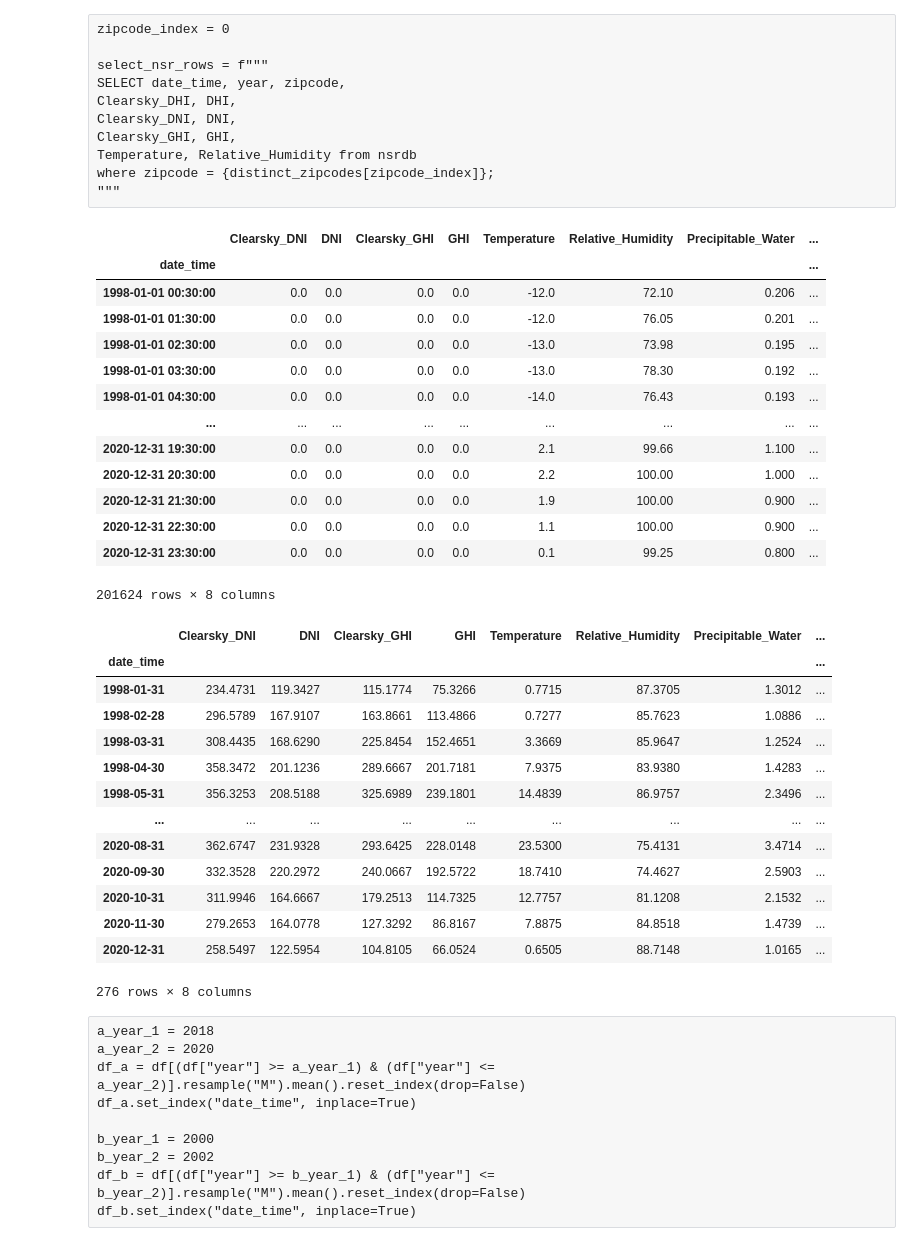
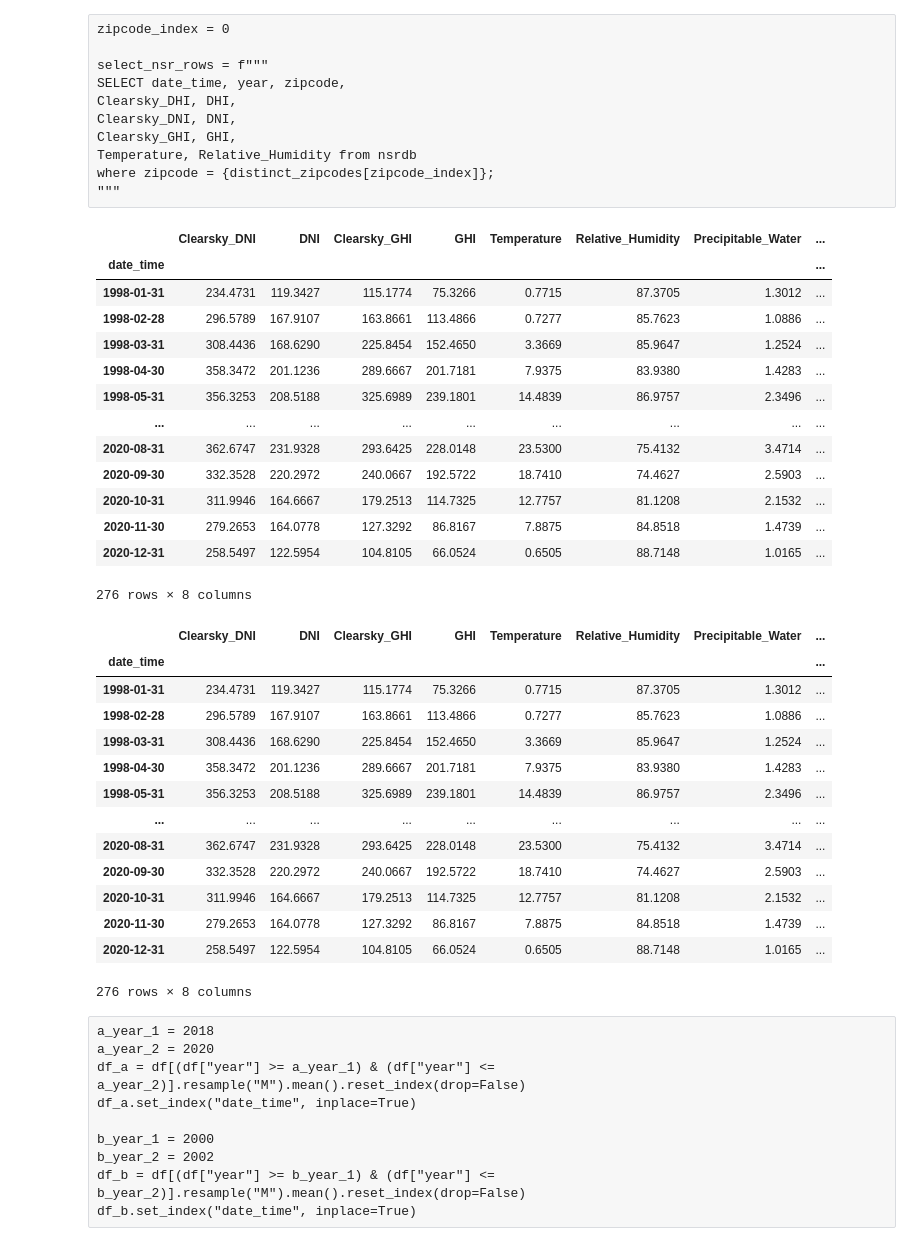
Before and after one commit to gamyers/solar-697, a Jupyter notebook: gm/notebooks/ts_decomposition.ipynb, the cells around one changed output. Saved outputs shown, nothing was run; the diff lists cells and outputs as text; code cells hidden in the pictures.

```diff
--- a/gm/notebooks/ts_decomposition.ipynb
+++ b/gm/notebooks/ts_decomposition.ipynb
@@ -34,6 +34,8 @@ pd.set_option("display.width", 200)
 pd.set_option("max_columns", 100)
 pd.set_option("max_colwidth", 50)
 pd.set_option("column_space", 50)
+
+pd.set_option("plotting.backend", "plotly")
 # %%
 log_path = "logs/"
 log_file = "ts_decomposition.log"
@@ -68,6 +70,8 @@ city = configs["location_info"]["city"]
 state = configs["location_info"]["state"]
 db_file = city + "_" + state + ".db"
 
+db_file = "nsrdb_monthly.db"
+
 db_table1 = configs["table_names"]["db_table1"]
 db_table2 = configs["table_names"]["db_table2"]
 
@@ -138,32 +140,32 @@ df
 # %% [output]
 |  | Clearsky_DNI | DNI | Clearsky_GHI | GHI | Temperature | Relative_Humidity | Precipitable_Water | ... |
 | date_time |  |  |  |  |  |  |  | ... |
-| 1998-01-01 00:30:00 | 0.0 | 0.0 | 0.0 | 0.0 | -12.0 | 72.10 | 0.206 | ... |
-| 1998-01-01 01:30:00 | 0.0 | 0.0 | 0.0 | 0.0 | -12.0 | 76.05 | 0.201 | ... |
-| 1998-01-01 02:30:00 | 0.0 | 0.0 | 0.0 | 0.0 | -13.0 | 73.98 | 0.195 | ... |
-| 1998-01-01 03:30:00 | 0.0 | 0.0 | 0.0 | 0.0 | -13.0 | 78.30 | 0.192 | ... |
-| 1998-01-01 04:30:00 | 0.0 | 0.0 | 0.0 | 0.0 | -14.0 | 76.43 | 0.193 | ... |
+| 1998-01-31 | 234.4731 | 119.3427 | 115.1774 | 75.3266 | 0.7715 | 87.3705 | 1.3012 | ... |
+| 1998-02-28 | 296.5789 | 167.9107 | 163.8661 | 113.4866 | 0.7277 | 85.7623 | 1.0886 | ... |
+| 1998-03-31 | 308.4436 | 168.6290 | 225.8454 | 152.4650 | 3.3669 | 85.9647 | 1.2524 | ... |
+| 1998-04-30 | 358.3472 | 201.1236 | 289.6667 | 201.7181 | 7.9375 | 83.9380 | 1.4283 | ... |
+| 1998-05-31 | 356.3253 | 208.5188 | 325.6989 | 239.1801 | 14.4839 | 86.9757 | 2.3496 | ... |
 | ... | ... | ... | ... | ... | ... | ... | ... | ... |
-| 2020-12-31 19:30:00 | 0.0 | 0.0 | 0.0 | 0.0 | 2.1 | 99.66 | 1.100 | ... |
-| 2020-12-31 20:30:00 | 0.0 | 0.0 | 0.0 | 0.0 | 2.2 | 100.00 | 1.000 | ... |
-| 2020-12-31 21:30:00 | 0.0 | 0.0 | 0.0 | 0.0 | 1.9 | 100.00 | 0.900 | ... |
-| 2020-12-31 22:30:00 | 0.0 | 0.0 | 0.0 | 0.0 | 1.1 | 100.00 | 0.900 | ... |
-| 2020-12-31 23:30:00 | 0.0 | 0.0 | 0.0 | 0.0 | 0.1 | 99.25 | 0.800 | ... |
+| 2020-08-31 | 362.6747 | 231.9328 | 293.6425 | 228.0148 | 23.5300 | 75.4132 | 3.4714 | ... |
+| 2020-09-30 | 332.3528 | 220.2972 | 240.0667 | 192.5722 | 18.7410 | 74.4627 | 2.5903 | ... |
+| 2020-10-31 | 311.9946 | 164.6667 | 179.2513 | 114.7325 | 12.7757 | 81.1208 | 2.1532 | ... |
+| 2020-11-30 | 279.2653 | 164.0778 | 127.3292 | 86.8167 | 7.8875 | 84.8518 | 1.4739 | ... |
+| 2020-12-31 | 258.5497 | 122.5954 | 104.8105 | 66.0524 | 0.6505 | 88.7148 | 1.0165 | ... |
-201624 rows × 8 columns
+276 rows × 8 columns
 # %%
-df_rsm = df.resample("M").mean().reset_index(drop=False)
-df_rsm.set_index("date_time", inplace=True)
-# df_rsm
+df_rsm = df  # .resample("M").mean().reset_index(drop=False)
+# df_rsm.set_index("date_time", inplace=True)
+df_rsm
 # %% [output]
 |  | Clearsky_DNI | DNI | Clearsky_GHI | GHI | Temperature | Relative_Humidity | Precipitable_Water | ... |
 | date_time |  |  |  |  |  |  |  | ... |
 | 1998-01-31 | 234.4731 | 119.3427 | 115.1774 | 75.3266 | 0.7715 | 87.3705 | 1.3012 | ... |
 | 1998-02-28 | 296.5789 | 167.9107 | 163.8661 | 113.4866 | 0.7277 | 85.7623 | 1.0886 | ... |
-| 1998-03-31 | 308.4435 | 168.6290 | 225.8454 | 152.4651 | 3.3669 | 85.9647 | 1.2524 | ... |
+| 1998-03-31 | 308.4436 | 168.6290 | 225.8454 | 152.4650 | 3.3669 | 85.9647 | 1.2524 | ... |
 | 1998-04-30 | 358.3472 | 201.1236 | 289.6667 | 201.7181 | 7.9375 | 83.9380 | 1.4283 | ... |
 | 1998-05-31 | 356.3253 | 208.5188 | 325.6989 | 239.1801 | 14.4839 | 86.9757 | 2.3496 | ... |
 | ... | ... | ... | ... | ... | ... | ... | ... | ... |
-| 2020-08-31 | 362.6747 | 231.9328 | 293.6425 | 228.0148 | 23.5300 | 75.4131 | 3.4714 | ... |
+| 2020-08-31 | 362.6747 | 231.9328 | 293.6425 | 228.0148 | 23.5300 | 75.4132 | 3.4714 | ... |
 | 2020-09-30 | 332.3528 | 220.2972 | 240.0667 | 192.5722 | 18.7410 | 74.4627 | 2.5903 | ... |
 | 2020-10-31 | 311.9946 | 164.6667 | 179.2513 | 114.7325 | 12.7757 | 81.1208 | 2.1532 | ... |
 | 2020-11-30 | 279.2653 | 164.0778 | 127.3292 | 86.8167 | 7.8875 | 84.8518 | 1.4739 | ... |
```
Also changed, not shown: parts of 14 cells of this notebook, 8 other files.
